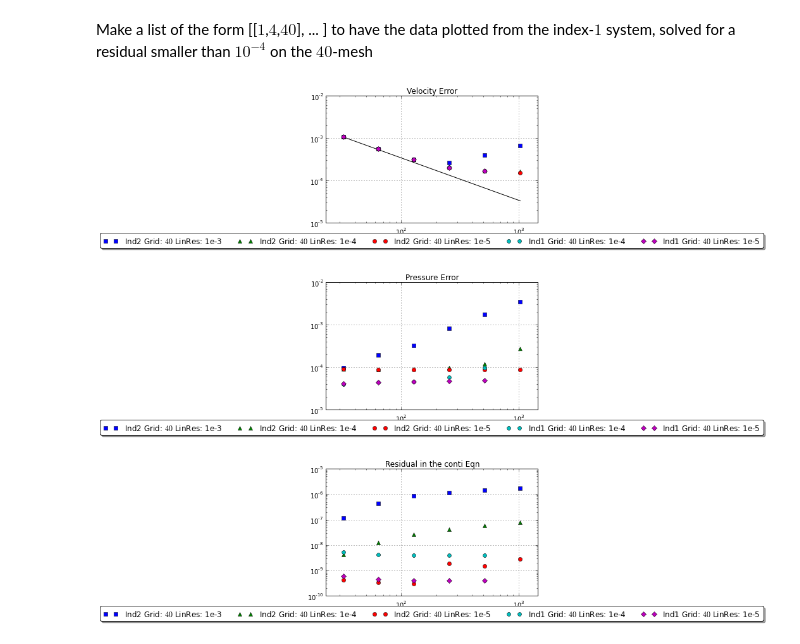
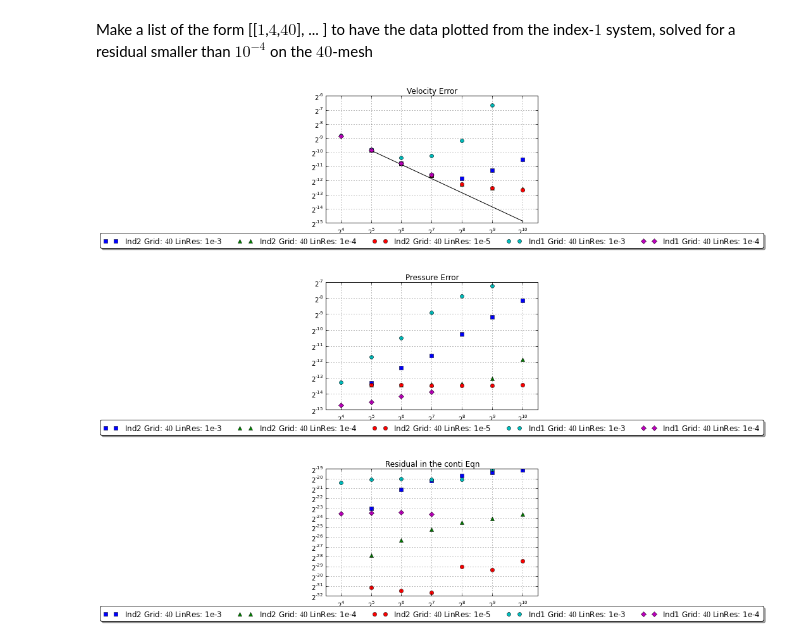
Before and after one commit to highlando/pystokes, a Jupyter notebook: conv plots.ipynb, the cells around one changed output. Saved outputs shown, nothing was run; the diff lists cells and outputs as text; code cells hidden in the pictures.

```diff
--- a/conv plots.ipynb
+++ b/conv plots.ipynb
@@ -29,9 +29,9 @@ def plot_errs(ErL,TdL,Leg=None,Title=None,LinFit=False):
         else:
             ax.plot(TdL[k], ErL[k], MkL[k])
 
-    plt.xscale('log', basex=10)
-    plt.yscale('log', basey=10)
-    plt.xlim(xmin=0.71*TdL[0][0], xmax=TdL[0][-1]*1.42)
+    plt.xscale('log', basex=2)
+    plt.yscale('log', basey=2)
+    plt.xlim(xmin=0.71*0.5*TdL[0][0], xmax=TdL[0][-1]*1.42)
     plt.title(Title)
     plt.grid(True)
     # Shink current axis's height by 10% on the bottom
@@ -59,22 +59,22 @@ def load_jsdtoplot(PL,Omega):
 Make a list of the form [[$1$,$4$,$40$], ... ] to have the data plotted
 from the index-$1$ system, solved for a residual smaller than $10^{-4}$ on the $40$-mesh
 # %%
-PlotList = [[2,3,40],[2,4,40],[2,5,40],[1,4,40],[1,5,40]]#,[1,4,40],[2,4,40],[2,5,40],]#,
+PlotList = [[2,3,40],[2,4,40],[2,5,40],[1,3,40],[1,4,40]]#,[1,4,40],[2,4,40],[2,5,40],]#,
 Omega = 8
 VErr, PErr, TDis, Leg, ContRes = [], [], [], [], []
 for PL in PlotList:
     Jpl = load_jsdtoplot(PL,Omega)
     PErr.append(err_int(Jpl,'PEr'))
     VErr.append(err_int(Jpl,'VelEr'))
     ContRes.append(err_int(Jpl,'ContiRes'))
     TDis.append(Jpl['TimeDiscs'])
     pyplot.close('all')
     Leg.append(  DicLP[PL[0]] + ' Grid: $%d$' % PL[2] + ' LinRes: 1e-%d' % PL[1] )
 
 plot_errs(VErr,TDis,Leg=Leg,Title='Velocity Error',LinFit=True)
 plot_errs(PErr,TDis,Leg=Leg,Title='Pressure Error')
 plot_errs(ContRes,TDis,Leg=Leg,Title='Residual in the conti Eqn')
 # %% [output]
-[figure, old version]
+[figure, new version]
-[figure, old version]
+[figure, new version]
-[figure, old version]
+[figure, new version]
```
Also changed, not shown: 2 other files.
